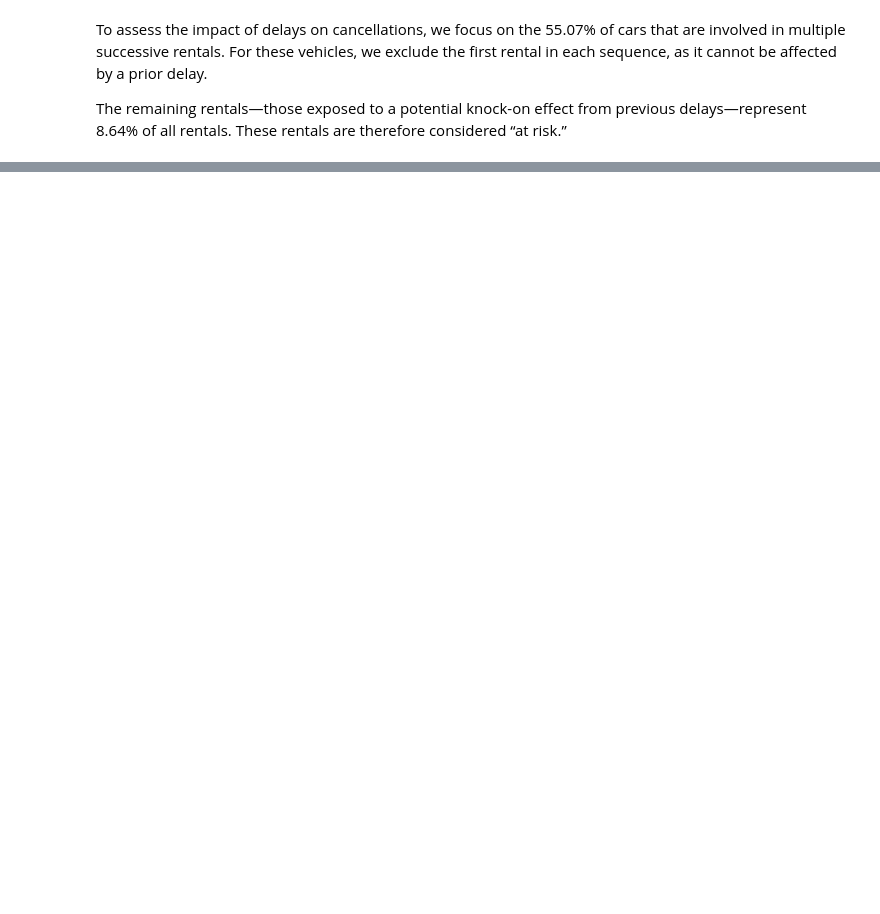
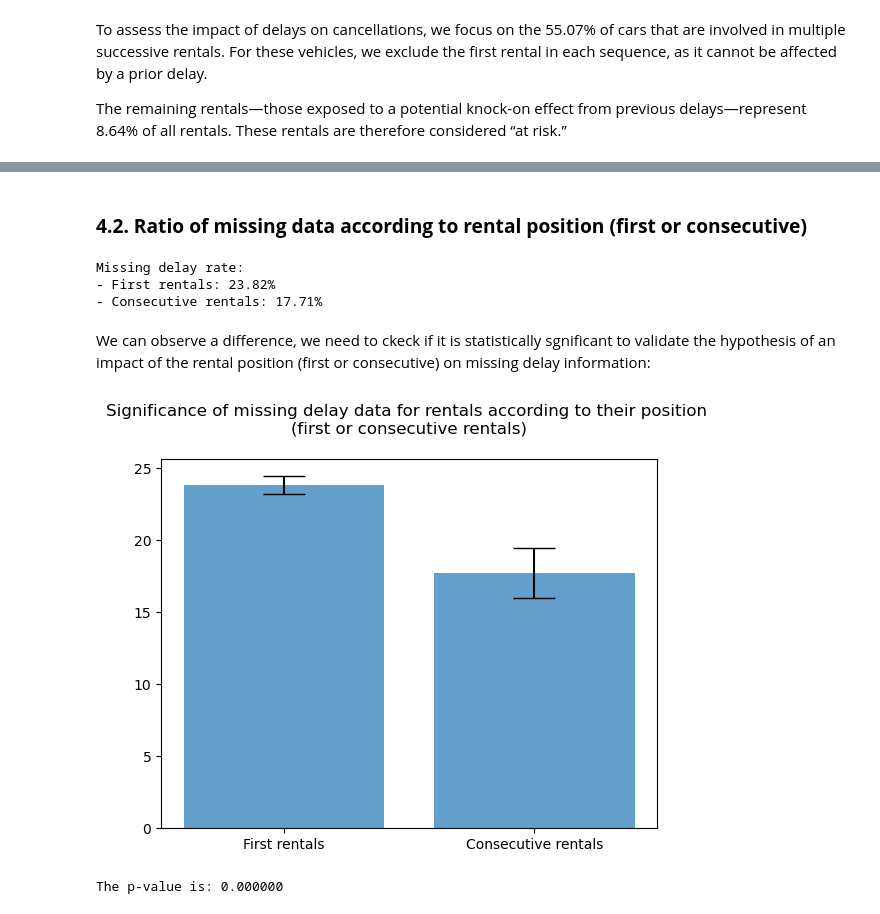
Before and after one commit to Mounia-Agronomist-Datascientist/Getaround_delay_analysis, a Jupyter notebook: NOTEBOOK/getaround_delay_analysis.ipynb, the cells around one changed output, grey strips where cells are left out. Saved outputs shown, nothing was run; the diff lists cells and outputs as text; code cells hidden in the pictures; blank space fills up the shorter version.

Commit message:
Missing "delay" data analysis and cancellation analysis

```diff
--- a/NOTEBOOK/getaround_delay_analysis.ipynb
+++ b/NOTEBOOK/getaround_delay_analysis.ipynb
@@ -216,0 +302,54 @@ risky_rentals_df.to_excel("../DATA/processed_data/risky_rentals.xlsx")
+# %% [markdown]
+### **4.2. Ratio of missing data according to rental position (first or consecutive)** ###
+# %%
+# Identify consecutive vs first rentals
+is_consecutive = raw_df['previous_ended_rental_id'].notna()
+is_first = raw_df['previous_ended_rental_id'].isna()
+
+print("\nMissing delay rate:")
+print(f"- First rentals: {raw_df[is_first]['delay_at_checkout_in_minutes'].isna().sum() / is_first.sum() * 100:.2f}%")
+print(f"- Consecutive rentals: {raw_df[is_consecutive]['delay_at_checkout_in_minutes'].isna().sum() / is_consecutive.sum() * 100:.2f}%")
+# %% [output]
+Missing delay rate:
+- First rentals: 23.82%
+- Consecutive rentals: 17.71%
+# %% [markdown]
+We can observe a difference, we need to ckeck if it is statistically sgnificant to validate the hypothesis of an impact of the rental position (first or consecutive) on missing delay information:
+# %%
+delay_missing = raw_df['delay_at_checkout_in_minutes'].isna()
+
+# First rentals
+first_total = is_first.sum()
+first_missing = (is_first & delay_missing).sum()
+first_rate = first_missing / first_total * 100
+
+# Consecutive rentals
+consec_total = is_consecutive.sum()
+consec_missing = (is_consecutive & delay_missing).sum()
+consec_rate = consec_missing / consec_total * 100
+
+# Error margin calculation for a confidence interval of 95%
+def margin_error(rate, n):
+    p = rate / 100
+    se = np.sqrt(p * (1 - p) / n)
+    return 1.96 * se * 100
+
+err1 = margin_error(first_rate, first_total)
+err2 = margin_error(consec_rate, consec_total)
+
+# Statistical test
+table = [[first_total - first_missing, first_missing],
+         [consec_total - consec_missing, consec_missing]]
+chi2, p_value, _, _ = chi2_contingency(table)
+
+
+plt.bar(['First rentals', 'Consecutive rentals'], [first_rate, consec_rate],
+        yerr=[err1, err2], capsize=15,
+        alpha=0.7)
+plt.title("Significance of missing delay data for rentals according to their position \n(first or consecutive rentals)\n")
+plt.show()
+
+print(f"The p-value is: {p_value:.6f}")
+# %% [output]
+[figure, added]
+The p-value is: 0.000000
```
Also changed, not shown: parts of 52 cells of this notebook, 1 other file.
